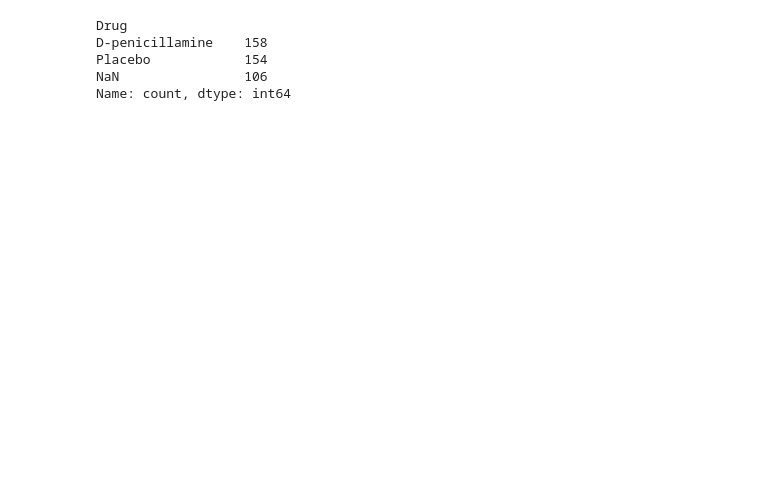
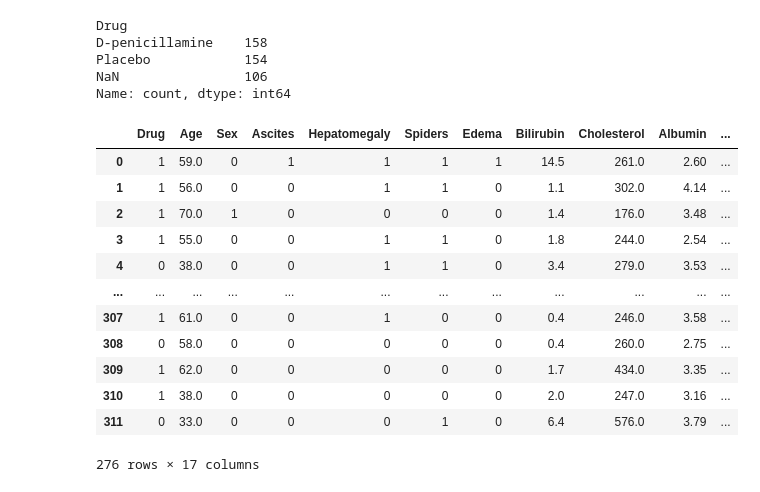
Before and after one commit to Opexobov/cirhosis, a Jupyter notebook: script.ipynb, the cells around one changed output. Drawn from its saved outputs; the diff is of its cells as text; code cells hidden in the pictures; blank space fills up the shorter version.

```diff
--- a/script.ipynb
+++ b/script.ipynb
@@ -19,2 +22,24 @@ df = df.dropna()
+# %%
+df['Sex'] = df['Sex'].replace({'F': 0, 'M': 1})
+df['Ascites'] = df['Ascites'].replace({'Y': 1, 'N': 0})
+df['Hepatomegaly'] = df['Hepatomegaly'].replace({'Y': 1, 'N': 0})
+df['Spiders'] = df['Spiders'].replace({'Y': 1, 'N': 0})
+df['Edema'] = df['Edema'].replace({'Y': 1, 'N': 0, 'S': 0})
+df['Drug'] = df['Drug'].replace({'D-penicillamine': 1, 'Placebo': 0})
+df
+# %% [output]
+|  | Drug | Age | Sex | Ascites | Hepatomegaly | Spiders | Edema | Bilirubin | Cholesterol | Albumin | ... |
+| 0 | 1 | 59.0 | 0 | 1 | 1 | 1 | 1 | 14.5 | 261.0 | 2.60 | ... |
+| 1 | 1 | 56.0 | 0 | 0 | 1 | 1 | 0 | 1.1 | 302.0 | 4.14 | ... |
+| 2 | 1 | 70.0 | 1 | 0 | 0 | 0 | 0 | 1.4 | 176.0 | 3.48 | ... |
+| 3 | 1 | 55.0 | 0 | 0 | 1 | 1 | 0 | 1.8 | 244.0 | 2.54 | ... |
+| 4 | 0 | 38.0 | 0 | 0 | 1 | 1 | 0 | 3.4 | 279.0 | 3.53 | ... |
+| ... | ... | ... | ... | ... | ... | ... | ... | ... | ... | ... | ... |
+| 307 | 1 | 61.0 | 0 | 0 | 1 | 0 | 0 | 0.4 | 246.0 | 3.58 | ... |
+| 308 | 0 | 58.0 | 0 | 0 | 0 | 0 | 0 | 0.4 | 260.0 | 2.75 | ... |
+| 309 | 1 | 62.0 | 0 | 0 | 0 | 0 | 0 | 1.7 | 434.0 | 3.35 | ... |
+| 310 | 1 | 38.0 | 0 | 0 | 0 | 0 | 0 | 2.0 | 247.0 | 3.16 | ... |
+| 311 | 0 | 33.0 | 0 | 0 | 0 | 1 | 0 | 6.4 | 576.0 | 3.79 | ... |
+276 rows × 17 columns
 # %%
 x = df.drop(columns= 'Stage')
```
Also changed, not shown: parts of 4 cells of this notebook.
